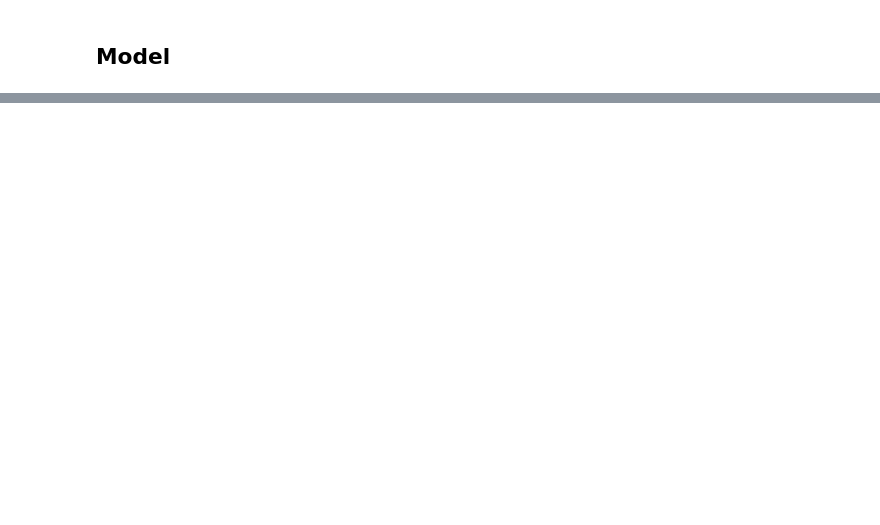
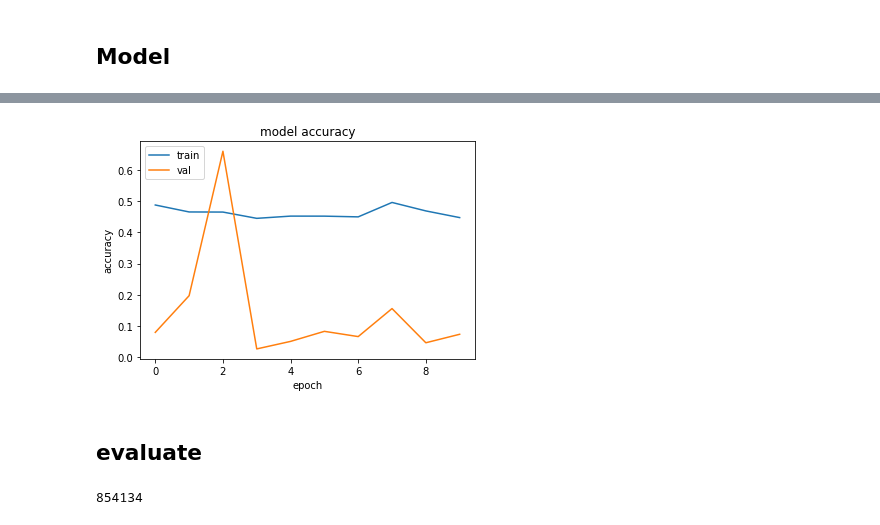
Before and after one commit to RecKIE7/recsys2021-twitter, a Jupyter notebook: models/notebooks/DeepFM/02-DeepFM_finaldata.ipynb, the cells around one changed output, grey strips where cells are left out. Drawn from its saved outputs; the diff is of its cells as text; code cells hidden in the pictures; blank space fills up the shorter version.

```diff
--- a/models/notebooks/DeepFM/02-DeepFM_finaldata.ipynb
+++ b/models/notebooks/DeepFM/02-DeepFM_finaldata.ipynb
@@ -127,6 +156,9 @@ for feat in sparse_features :
 # %%
 mms = MinMaxScaler(feature_range = (0, 1))
+
 X_train[dense_features] = mms.fit_transform(X_train[dense_features])
+X_valid[dense_features] = mms.fit_transform(X_valid[dense_features])
+X_test[dense_features] = mms.fit_transform(X_test[dense_features])
 # %%
 fixlen_feature_columns = [SparseFeat(feat, vocabulary_size = X_train[feat].max() +1, embedding_dim = 4) for feat in sparse_features]  + [DenseFeat(feat, 1,) for feat in dense_features]
 # %%
@@ -139,10 +169,6 @@ feature_names = get_feature_names(linear_feature_columns + dnn_feature_columns)
-# %%
-train_size = 3000000
-valid_size = 200000 1
-X_train, X_valid, X_test = X_train[:train_size], X_train[train_size:train_size+valid_size], X_train[train_size+valid_size:]
-y_train, y_valid, y_test = y_train[:train_size], y_train[train_size:train_size+valid_size], y_train[train_size+valid_size:]
 # %%
 train_model_input = {name:X_train[name].values for name in feature_names}
+valid_model_input = {name:X_valid[name].values for name in feature_names}
 test_model_input = {name:X_test[name].values for name in feature_names}
 # %% [markdown]
 ## Model
@@ -153,7 +179,8 @@ model.compile("adam", "binary_crossentropy",
              metrics = ['binary_crossentropy'])
 # %%
 history = model.fit(train_model_input, y_train.values,
-                    batch_size = 256,
+                    batch_size = 128,
+                    validation_data = (valid_model_input, y_valid.values),
                     epochs = 10,
                     verbose = 1,
                     validation_split = 0.2,)
@@ -161,0 +208,12 @@ KeyError: 'like'
+# %%
+plt.plot(history.history['binary_crossentropy'])
+plt.plot(history.history['val_binary_crossentropy'])
+plt.title('model accuracy')
+plt.ylabel('accuracy')
+plt.xlabel('epoch')
+plt.legend(['train', 'val'], loc='upper left')
+plt.show()
+# %% [output]
+[figure, added]
+# %% [markdown]
+## evaluate
@@ -161,0 +222,4 @@ KeyError: 'like'
+# %%
+len(pred)
+# %% [output]
+854134
```
Also changed, not shown: parts of 19 cells of this notebook, 2 other files.
